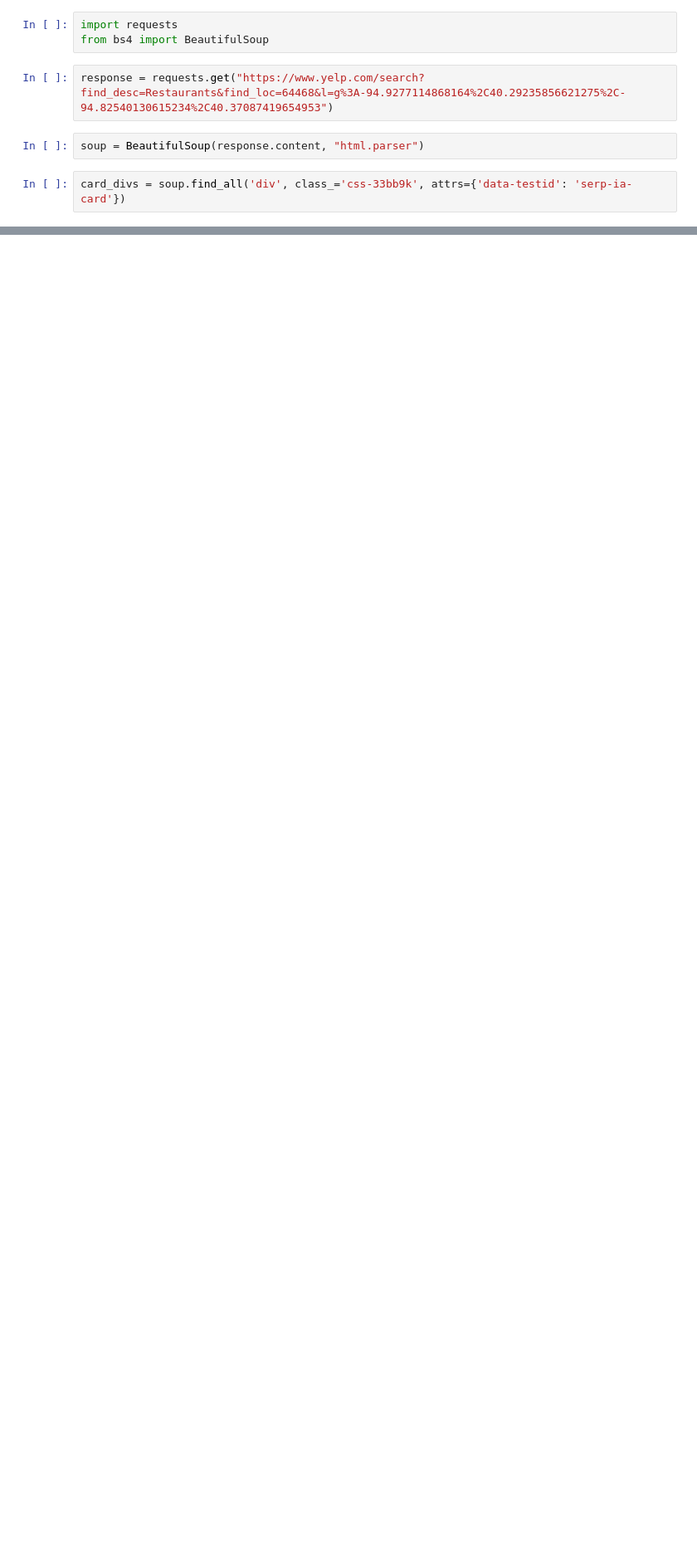
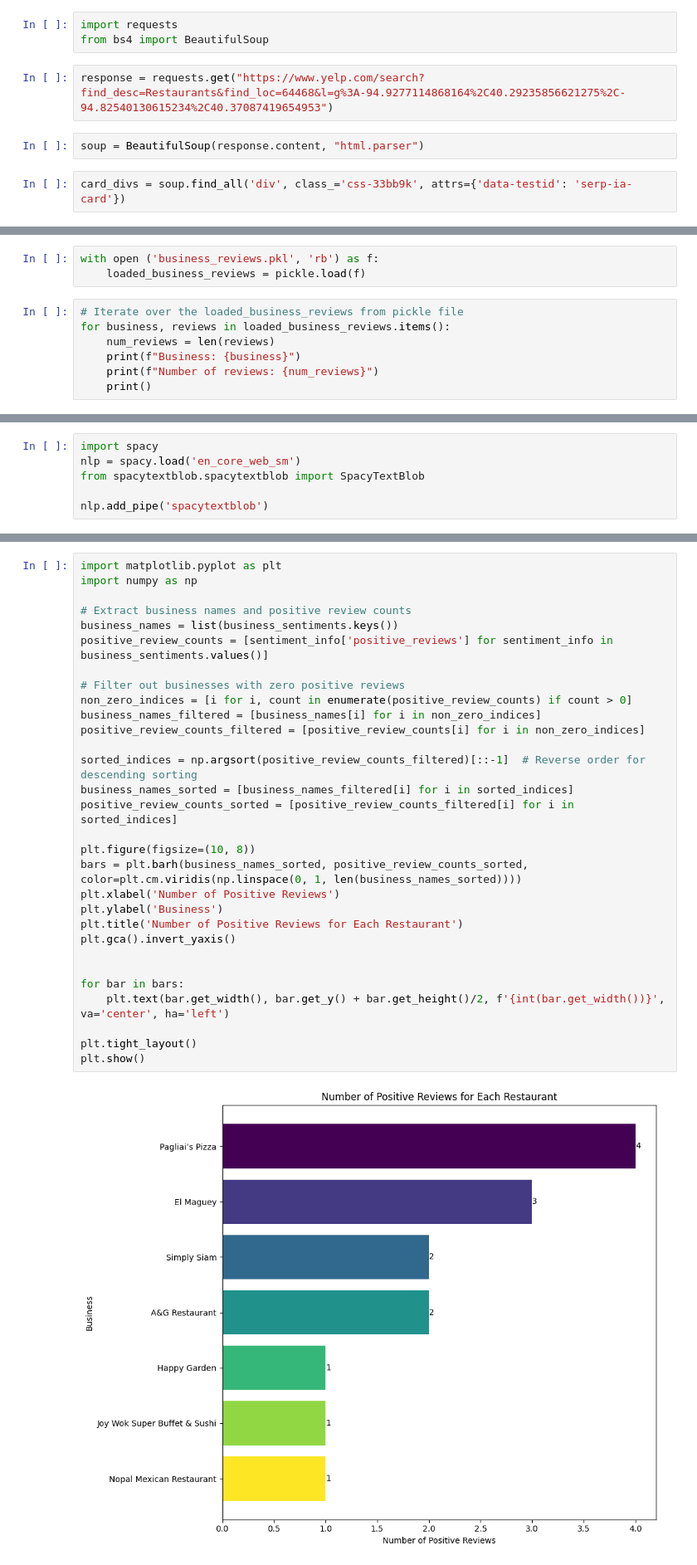
Before and after one commit to Kriti-59/Sentiment-Analysis, a Jupyter notebook: Final Project.ipynb, the cells around one changed output, grey strips where cells are left out. Shown at 83% size. Saved outputs shown, nothing was run; the diff lists cells and outputs as text; blank space fills up the shorter version.

Commit message:
review collection and sentiment analysis of each review

```diff
--- a/Final Project.ipynb
+++ b/Final Project.ipynb
@@ -91,0 +122,10 @@ Passing `palette` without assigning `hue` is deprecated and will be removed in v
+# %%
+with open ('business_reviews.pkl', 'rb') as f:
+    loaded_business_reviews = pickle.load(f)
+# %%
+# Iterate over the loaded_business_reviews from pickle file
+for business, reviews in loaded_business_reviews.items():
+    num_reviews = len(reviews)
+    print(f"Business: {business}")
+    print(f"Number of reviews: {num_reviews}")
+    print()
@@ -91,0 +152,6 @@ Passing `palette` without assigning `hue` is deprecated and will be removed in v
+# %%
+import spacy
+nlp = spacy.load('en_core_web_sm')
+from spacytextblob.spacytextblob import SpacyTextBlob
+
+nlp.add_pipe('spacytextblob')
@@ -91,0 +216,32 @@ Passing `palette` without assigning `hue` is deprecated and will be removed in v
+# %%
+import matplotlib.pyplot as plt
+import numpy as np
+
+# Extract business names and positive review counts
+business_names = list(business_sentiments.keys())
+positive_review_counts = [sentiment_info['positive_reviews'] for sentiment_info in business_sentiments.values()]
+
+# Filter out businesses with zero positive reviews
+non_zero_indices = [i for i, count in enumerate(positive_review_counts) if count > 0]
+business_names_filtered = [business_names[i] for i in non_zero_indices]
+positive_review_counts_filtered = [positive_review_counts[i] for i in non_zero_indices]
+
+sorted_indices = np.argsort(positive_review_counts_filtered)[::-1]  # Reverse order for descending sorting
+business_names_sorted = [business_names_filtered[i] for i in sorted_indices]
+positive_review_counts_sorted = [positive_review_counts_filtered[i] for i in sorted_indices]
+
+plt.figure(figsize=(10, 8))
+bars = plt.barh(business_names_sorted, positive_review_counts_sorted, color=plt.cm.viridis(np.linspace(0, 1, len(business_names_sorted))))
+plt.xlabel('Number of Positive Reviews')
+plt.ylabel('Business')
+plt.title('Number of Positive Reviews for Each Restaurant')
+plt.gca().invert_yaxis()
+
+
+for bar in bars:
+    plt.text(bar.get_width(), bar.get_y() + bar.get_height()/2, f'{int(bar.get_width())}', va='center', ha='left')
+
+plt.tight_layout()
+plt.show()
+# %% [output]
+[figure, added]
```
Also changed, not shown: parts of 8 cells of this notebook.
